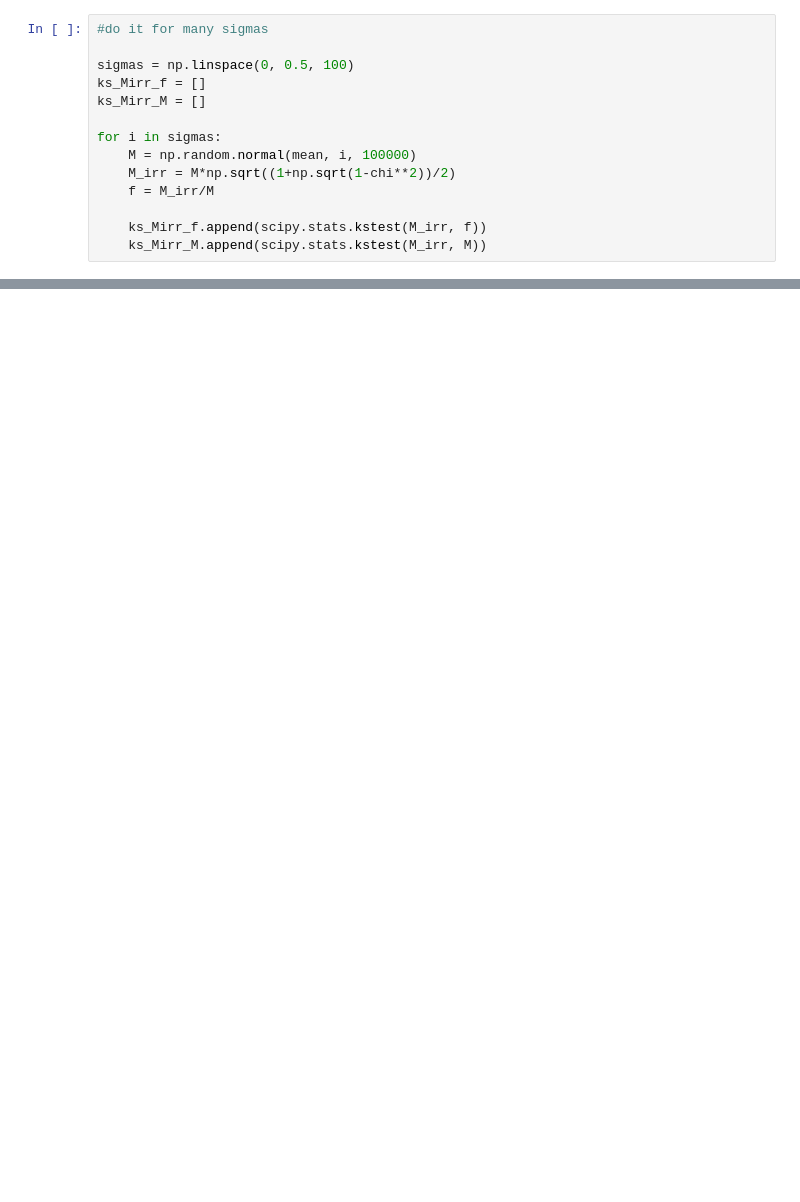
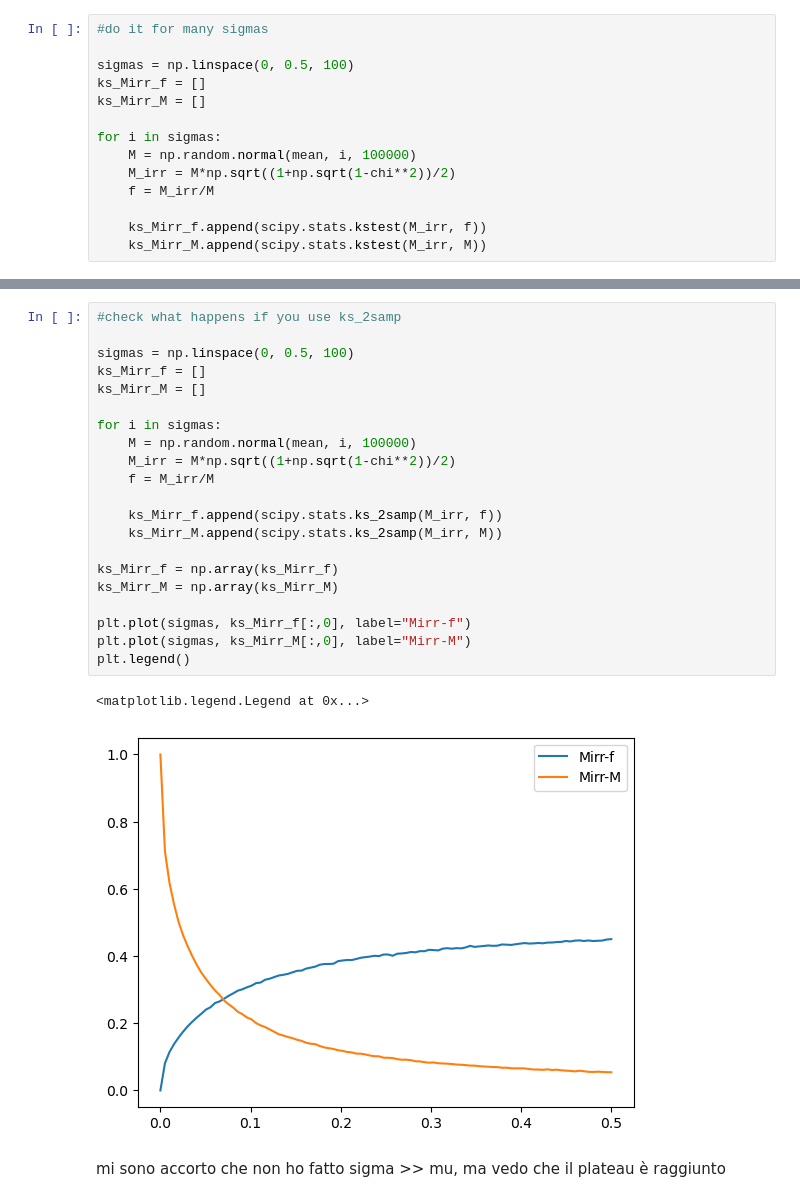
Before and after one commit to Diego-Albano/astrostatistics_bicocca_2025, a Jupyter notebook: working/W7.ipynb, the cells around one changed output, grey strips where cells are left out. Saved outputs shown, nothing was run; the diff lists cells and outputs as text; blank space fills up the shorter version.

```diff
--- a/working/W7.ipynb
+++ b/working/W7.ipynb
@@ -91,0 +96,26 @@ plt.plot(b[:,0])
+# %%
+#check what happens if you use ks_2samp
+
+sigmas = np.linspace(0, 0.5, 100)
+ks_Mirr_f = []
+ks_Mirr_M = []
+
+for i in sigmas:
+    M = np.random.normal(mean, i, 100000)
+    M_irr = M*np.sqrt((1+np.sqrt(1-chi**2))/2)
+    f = M_irr/M
+
+    ks_Mirr_f.append(scipy.stats.ks_2samp(M_irr, f))
+    ks_Mirr_M.append(scipy.stats.ks_2samp(M_irr, M))
+
+ks_Mirr_f = np.array(ks_Mirr_f)
+ks_Mirr_M = np.array(ks_Mirr_M)
+
+plt.plot(sigmas, ks_Mirr_f[:,0], label="Mirr-f")
+plt.plot(sigmas, ks_Mirr_M[:,0], label="Mirr-M")
+plt.legend()
+# %% [output]
+<matplotlib.legend.Legend at 0x...>
+[figure, added]
+# %% [markdown]
+mi sono accorto che non ho fatto sigma >> mu, ma vedo che il plateau è raggiunto
```
Also changed, not shown: parts of 6 cells of this notebook.
